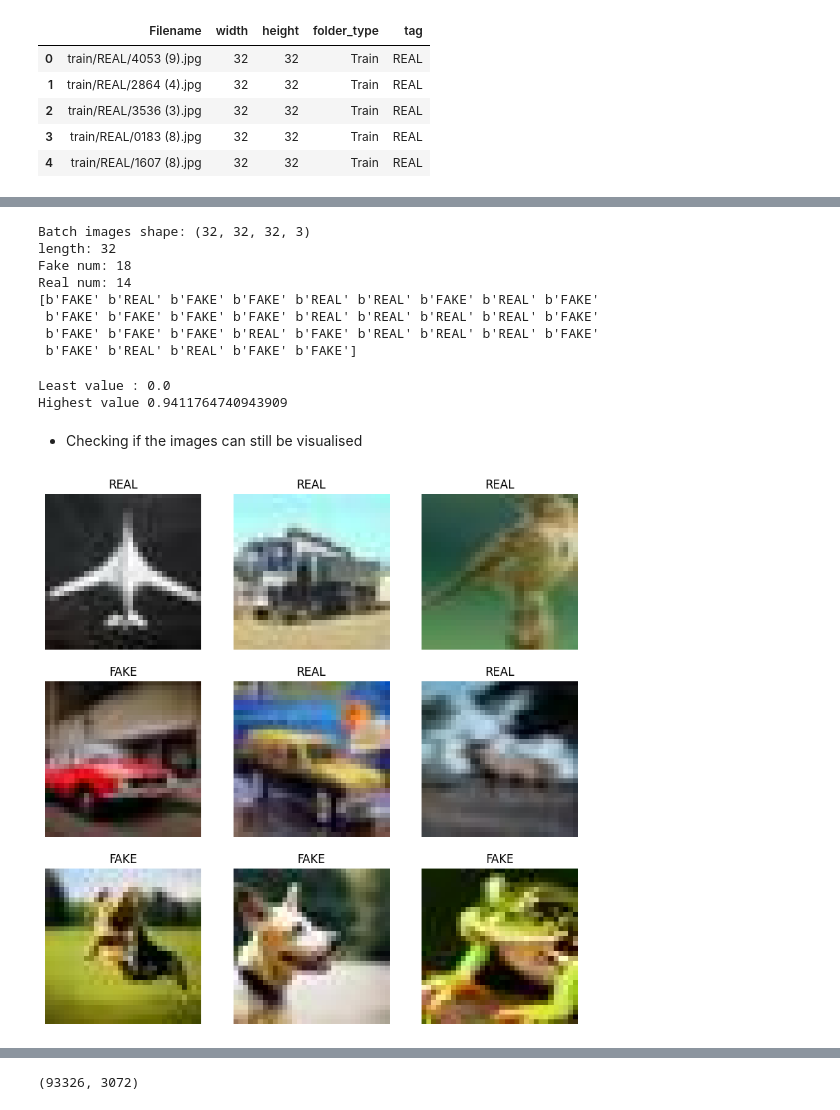
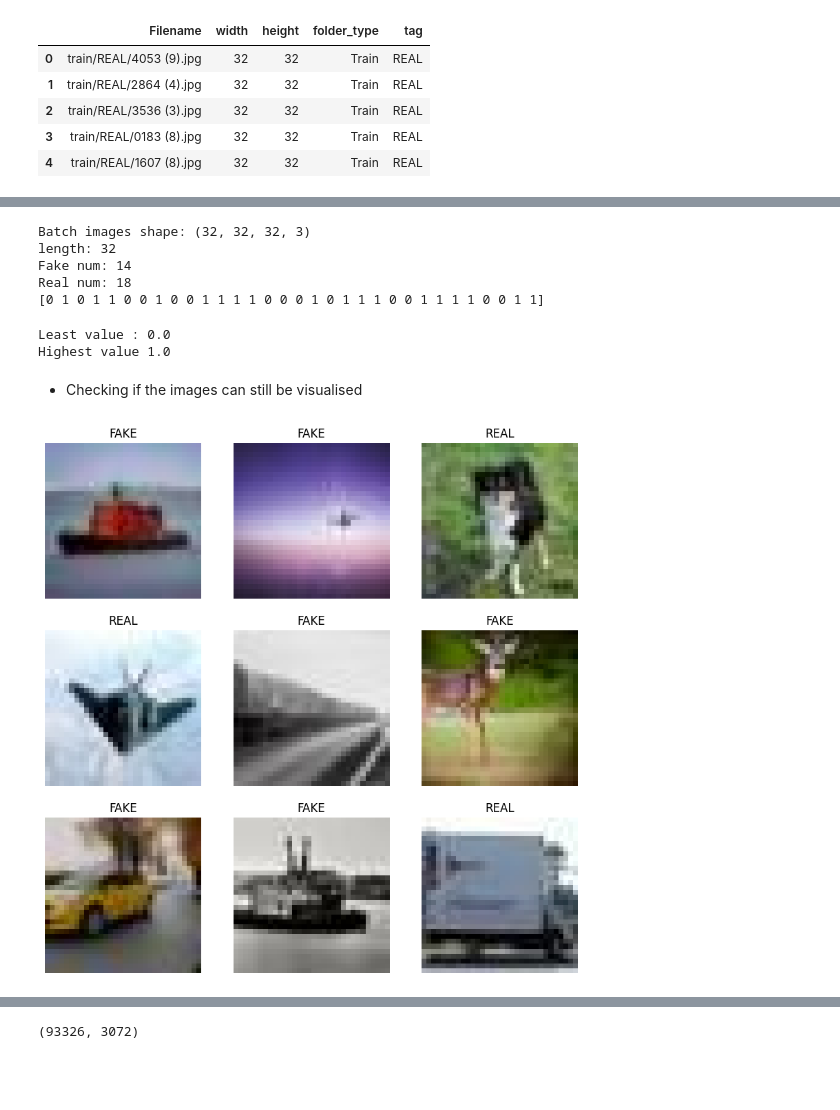
Before and after one commit to LowUp/AI_project, a Jupyter notebook: ai_generated_img_detection.ipynb, the cells around one changed output, grey strips where cells are left out. Drawn from its saved outputs; the diff is of its cells as text; code cells hidden in the pictures; blank space fills up the shorter version.

```diff
--- a/ai_generated_img_detection.ipynb
+++ b/ai_generated_img_detection.ipynb
@@ -377 +376,10 @@ BATCH_SIZE = 32
+# %%
+from sklearn.preprocessing import LabelEncoder
+
+le = LabelEncoder()
+Y_train = le.fit_transform(Y_train)
+Y_test = le.fit_transform(Y_test)
+class_names = le.classes_
+
+class_names
 # %%
@@ -409,49 +400,46 @@ for batch_images, batch_labels in train_dataset.take(1):
     numpy_array = batch_labels.numpy()
     print("Batch images shape:", batch_images.shape)
     print("length:", len(numpy_array))
-    print("Fake num:", np.count_nonzero(numpy_array == b'FAKE'))
-    print("Real num:", np.count_nonzero(numpy_array == b'REAL'))
-    print(numpy_array)
+    print("Fake num:", np.count_nonzero(numpy_array == 0))
+    print("Real num:", np.count_nonzero(numpy_array == 1))
+    # print(numpy_array)
 # %% [output]
 Batch images shape: (32, 32, 32, 3)
 length: 32
-Fake num: 18
-Real num: 14
-[b'FAKE' b'REAL' b'FAKE' b'FAKE' b'REAL' b'REAL' b'FAKE' b'REAL' b'FAKE'
- b'FAKE' b'FAKE' b'FAKE' b'FAKE' b'REAL' b'REAL' b'REAL' b'REAL' b'FAKE'
- b'FAKE' b'FAKE' b'FAKE' b'REAL' b'FAKE' b'REAL' b'REAL' b'REAL' b'FAKE'
- b'FAKE' b'REAL' b'REAL' b'FAKE' b'FAKE']
+Fake num: 14
+Real num: 18
+[0 1 0 1 1 0 0 1 0 0 1 1 1 1 0 0 0 1 0 1 1 1 0 0 1 1 1 1 0 0 1 1]
 # %%
 # Checking that if pixels have been normalized as intended
 for batch_images, batch_labels in train_dataset.take(1):
     print(f"Least value : {np.min(batch_images[0])}\nHighest value {np.max(batch_images[0])}")
 # %% [output]
 Least value : 0.0
-Highest value 0.9411764740943909
+Highest value 1.0
 # %% [markdown]
 - Checking if the images can still be visualised
 # %%
 import re
 
 def get_label_name(value: str) -> str:
     pattern = r"REAL|FAKE"
     match = re.search(pattern, value)
     if match:
         return match.group()
     else:
         return None
 
 plt.figure(figsize=(10, 10))
 for images, labels in train_dataset.take(1):
   for i in range(9):
     ax = plt.subplot(3, 3, i + 1)
     plt.imshow(np.reshape(images[i], (32,32,3)))
     plt.title(
-      get_label_name(str(labels[i]))
+      class_names[labels[i]]
     )
     plt.axis("off")
 # %% [output]
-[figure, old version]
+[figure, new version]
 # %%
 # # Map preprocessing function to the datasets
 # train_dataset = train_dataset.map(lambda x, y: (preprocess_image(x), y))
```
Also changed, not shown: parts of 17 cells of this notebook.
